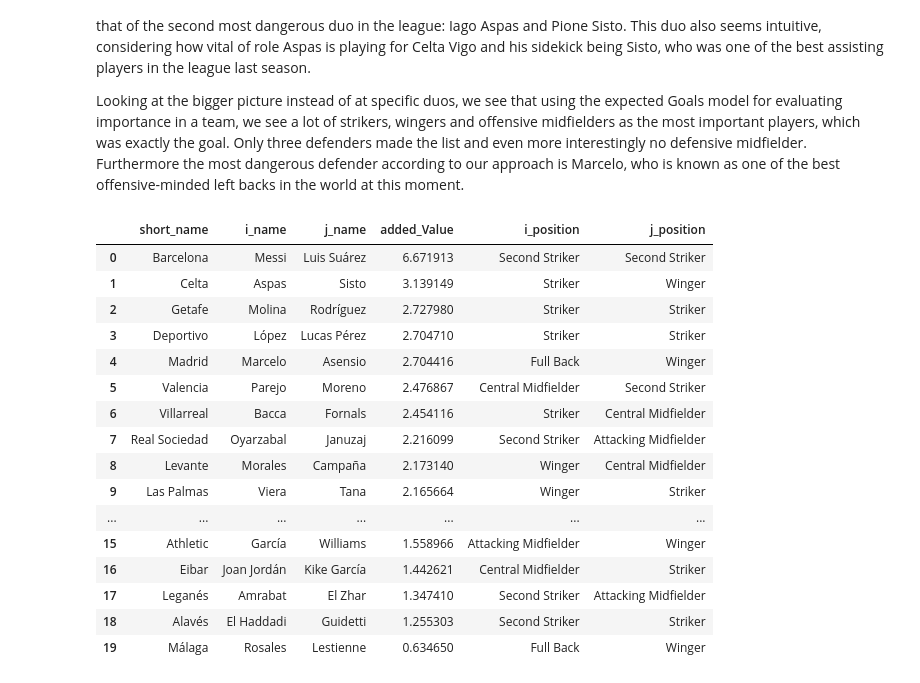
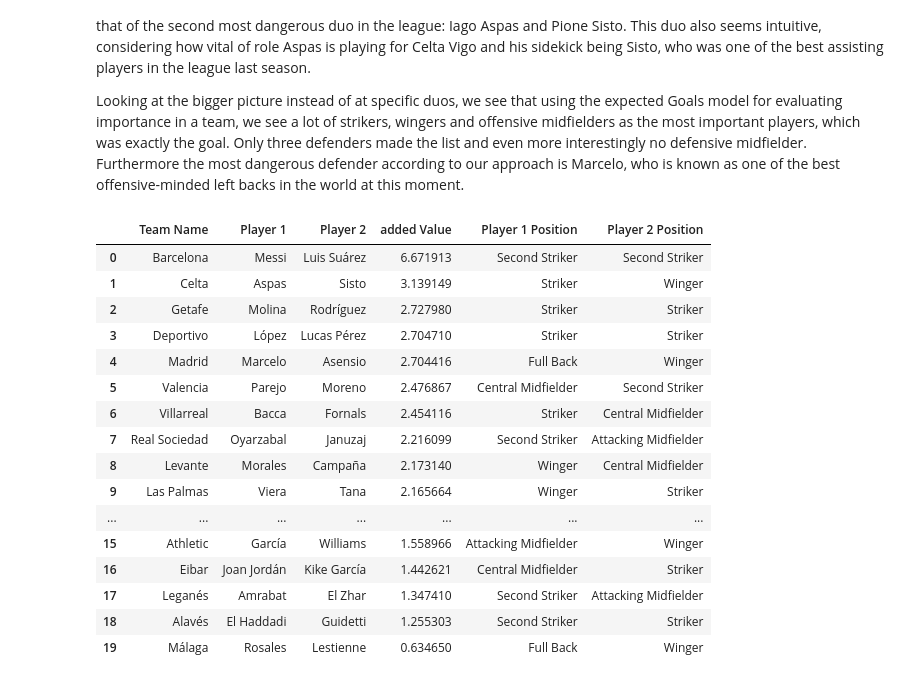
Before and after one commit to Nickfis/football_network_analysis, a Jupyter notebook: Football_NetworkAnalysis.ipynb, the cells around one changed output. Saved outputs shown, nothing was run; the diff lists cells and outputs as text; code cells hidden in the pictures.

```diff
--- a/Football_NetworkAnalysis.ipynb
+++ b/Football_NetworkAnalysis.ipynb
@@ -536,35 +537,41 @@ for i in player_i.index:
         player_i.loc[i,'last_name'] = player_i.loc[i,'known_name']
 
 player_i = player_i[['player_i', 'last_name', 'real_position']]
 
 player_i.columns = ['player_id', 'i_name', 'i_position']
 
 # create the second player
 player_j = pd.merge(pd.DataFrame(duos_df['player_j']),allplayers[['player_id', 'last_name', 'known_name', 'real_position']], how='left', left_on=['player_j'], right_on=['player_id'])
 player_j.index = player_j['player_j']
 
 for i in player_j.index:
     if player_j.loc[i,'known_name']==player_j.loc[i,'known_name']:
         player_j.loc[i,'last_name'] = player_j.loc[i,'known_name']
 
 player_j = player_j[['player_j', 'last_name', 'real_position']]
 
 player_j.columns = ['player_id', 'j_name', 'j_position']
 
 # create original dataframe to present
 # first add player_i
 duos_df = pd.merge(duos_df, player_i, how='left', left_on='player_i', right_on='player_id')
 # then add player_j
 duos_df = pd.merge(duos_df, player_j, how='left', left_on='player_j', right_on='player_id')
 
 # adding teams to the df
 teams_df = pd.read_csv('teams.csv')
 duos_df['team_id'] = duos_df['team_id'].astype(int)
 duos_df = pd.merge(duos_df, teams_df[['team_id', 'short_name']], how='left', on='team_id')
 
-duos_df[['short_name','i_name', 'j_name', 'added_Value', 'i_position', 'j_position']].sort_values(by='added_Value', ascending=False).reset_index(drop=True)
+# renaming columns and displaying
+duos_df = duos_df[['short_name', 'i_name', 'j_name', 'added_Value', 'i_position', 'j_position']]
+
+colnames = ['Team Name', 'Player 1', 'Player 2', 'added Value', 'Player 1 Position', 'Player 2 Position']
+duos_df.columns = colnames
+
+duos_df[['Team Name','Player 1', 'Player 2', 'added Value', 'Player 1 Position', 'Player 2 Position']].sort_values(by='added Value', ascending=False).reset_index(drop=True)
 # %% [output]
-|  | short_name | i_name | j_name | added_Value | i_position | j_position |
+|  | Team Name | Player 1 | Player 2 | added Value | Player 1 Position | Player 2 Position |
 | 0 | Barcelona | Messi | Luis Suárez | 6.671913 | Second Striker | Second Striker |
 | 1 | Celta | Aspas | Sisto | 3.139149 | Striker | Winger |
 | 2 | Getafe | Molina | Rodríguez | 2.727980 | Striker | Striker |
```
Also changed, not shown: parts of 2 cells of this notebook.
